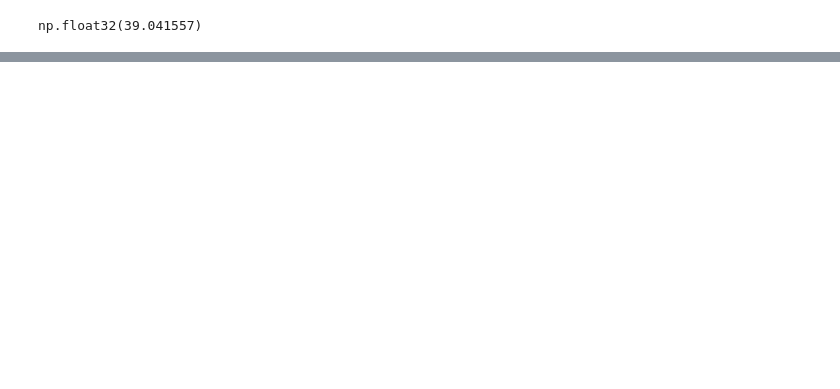
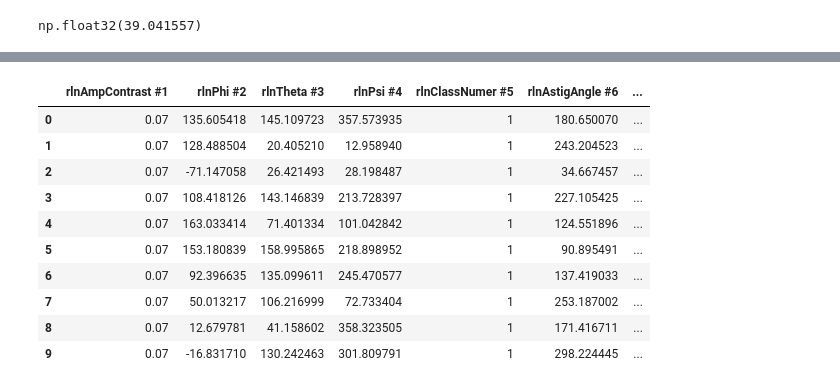
Before and after one commit to jvdoorss/cryoem-data-simulation, a Jupyter notebook: notebooks/Simulations_singlethread.ipynb, the cells around one changed output, grey strips where cells are left out. Cells and saved outputs as stored; diff of their text form; code cells hidden in the pictures; blank space fills up the shorter version.

Commit message:
notebook cleanup
* split off snap-shot specific functionality and storage

```diff
--- a/notebooks/Simulations_singlethread.ipynb
+++ b/notebooks/Simulations_singlethread.ipynb
@@ -177,8 +89,26 @@ mrc.writeMRC(Path(output_folder,'simulated_particles.mrcs'), np.transpose(partic
-# %%
-# Write the starfile
-with open(Path(output_folder,'simulated_particles.star'), 'w') as f:
-    # Write the header
-    f.write("\ndata_images\n\nloop_\n_rlnAmplitudeContrast #1 \n_rlnAnglePsi #2 \n_rlnAngleRot #3 \n_rlnAngleTilt #4 \n_rlnClassNumber #5 \n_rlnDefocusAngle #6 \n_rlnDefocusU #7 \n_rlnDefocusV #8 \n_rlnDetectorPixelSize #9 \n_rlnImageName #10 \n_rlnMagnification #11 \n_rlnOriginX #12 \n_rlnOriginY #13 \n_rlnPhaseShift #14 \n_rlnSphericalAberration #15\n_rlnVoltage #16\n\n")
-    # Write the particle information
-    for l in starfile:
-        f.write(' '.join(l) + '\n')
+# %%
+# Write the starfile
+import starfile
+import pandas as pd
+
+def to_camel_case(text):
+    return ''.join(word.capitalize() for word in text.split('_'))
+
+star_path = Path(output_folder,'simulated_particles.star')
+df = pd.DataFrame(snapshots)
+df.columns = [f'rln{to_camel_case(col)} #{i}' for i,col in enumerate(df.columns,1)]
+starfile.write(df, star_path)
+# %%
+df
+# %% [output]
+|  | rlnAmpContrast #1 | rlnPhi #2 | rlnTheta #3 | rlnPsi #4 | rlnClassNumer #5 | rlnAstigAngle #6 | ... |
+| 0 | 0.07 | 135.605418 | 145.109723 | 357.573935 | 1 | 180.650070 | ... |
+| 1 | 0.07 | 128.488504 | 20.405210 | 12.958940 | 1 | 243.204523 | ... |
+| 2 | 0.07 | -71.147058 | 26.421493 | 28.198487 | 1 | 34.667457 | ... |
+| 3 | 0.07 | 108.418126 | 143.146839 | 213.728397 | 1 | 227.105425 | ... |
+| 4 | 0.07 | 163.033414 | 71.401334 | 101.042842 | 1 | 124.551896 | ... |
+| 5 | 0.07 | 153.180839 | 158.995865 | 218.898952 | 1 | 90.895491 | ... |
+| 6 | 0.07 | 92.396635 | 135.099611 | 245.470577 | 1 | 137.419033 | ... |
+| 7 | 0.07 | 50.013217 | 106.216999 | 72.733404 | 1 | 253.187002 | ... |
+| 8 | 0.07 | 12.679781 | 41.158602 | 358.323505 | 1 | 171.416711 | ... |
+| 9 | 0.07 | -16.831710 | 130.242463 | 301.809791 | 1 | 298.224445 | ... |
```
Also changed, not shown: parts of 8 cells of this notebook, 1 other file.
